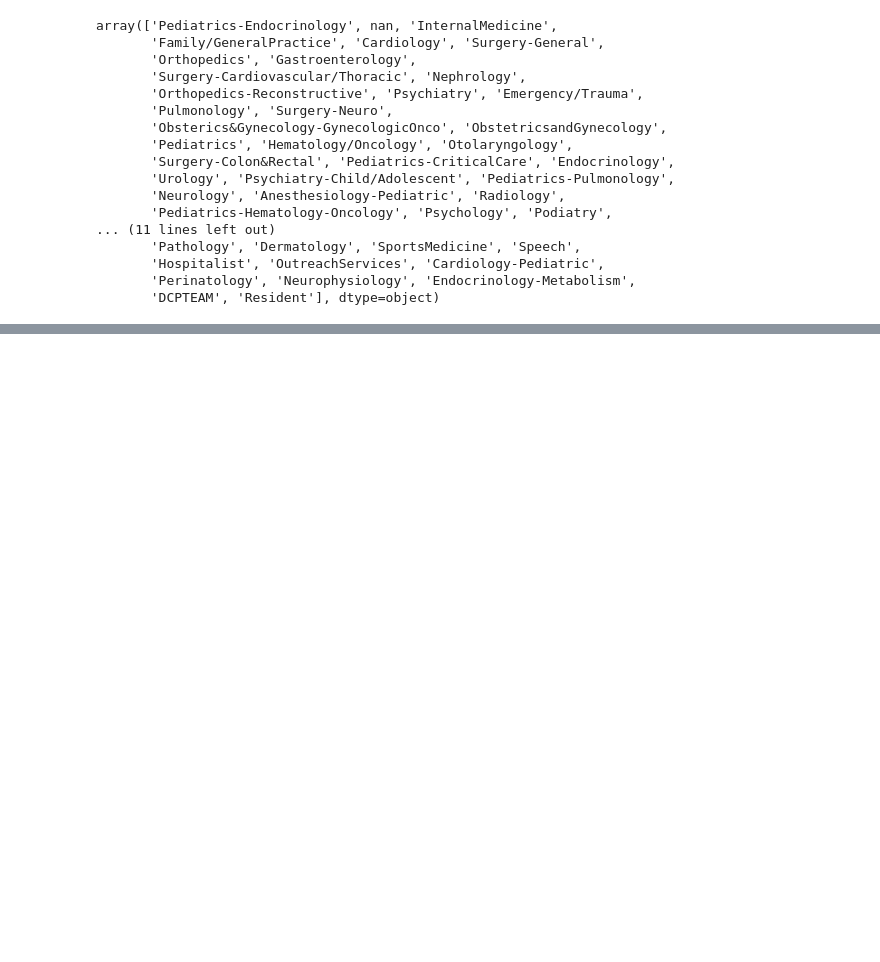
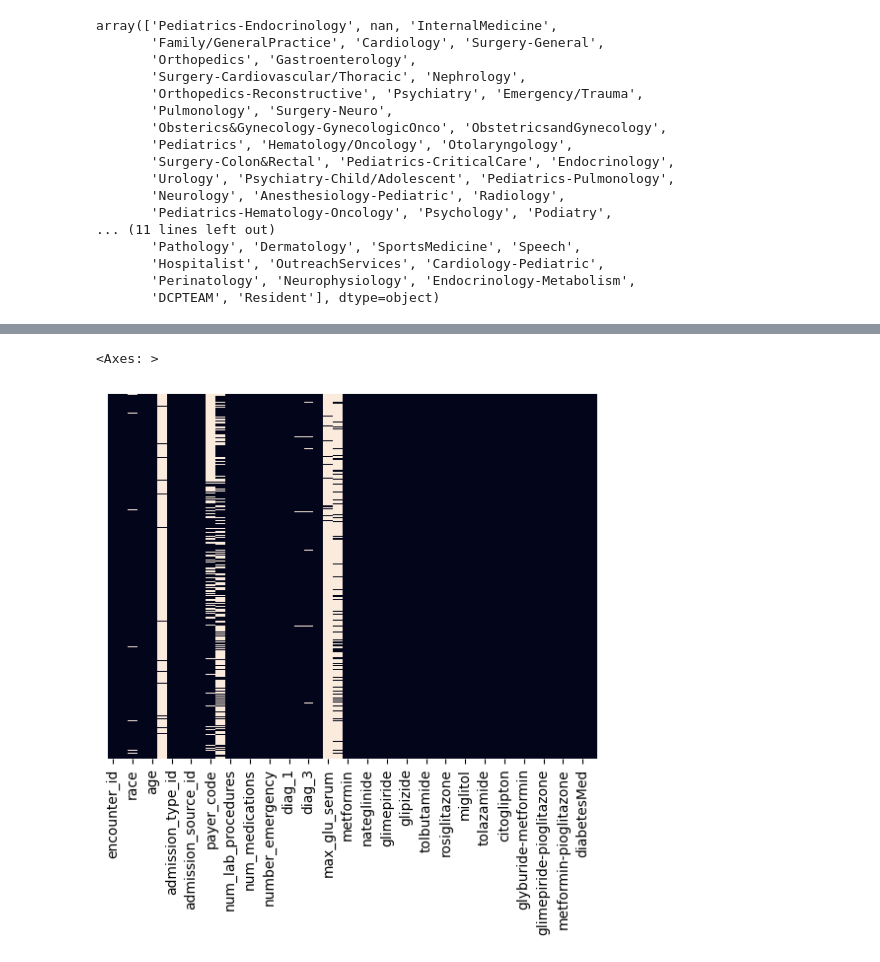
Before and after one commit to KhandelwalPawan/diabetes-readmission, a Jupyter notebook: notebooks/eda.ipynb, the cells around one changed output, grey strips where cells are left out. Cells and saved outputs as stored; diff of their text form; code cells hidden in the pictures; blank space fills up the shorter version.

```diff
--- a/notebooks/eda.ipynb
+++ b/notebooks/eda.ipynb
@@ -179,0 +189,5 @@ array(['Pediatrics-Endocrinology', nan, 'InternalMedicine',
+# %%
+sns.heatmap(df1.isnull(), cbar=False, yticklabels=False)
+# %% [output]
+<Axes: >
+[figure, added]
```
Also changed, not shown: parts of 5 cells of this notebook, 1 other file.
